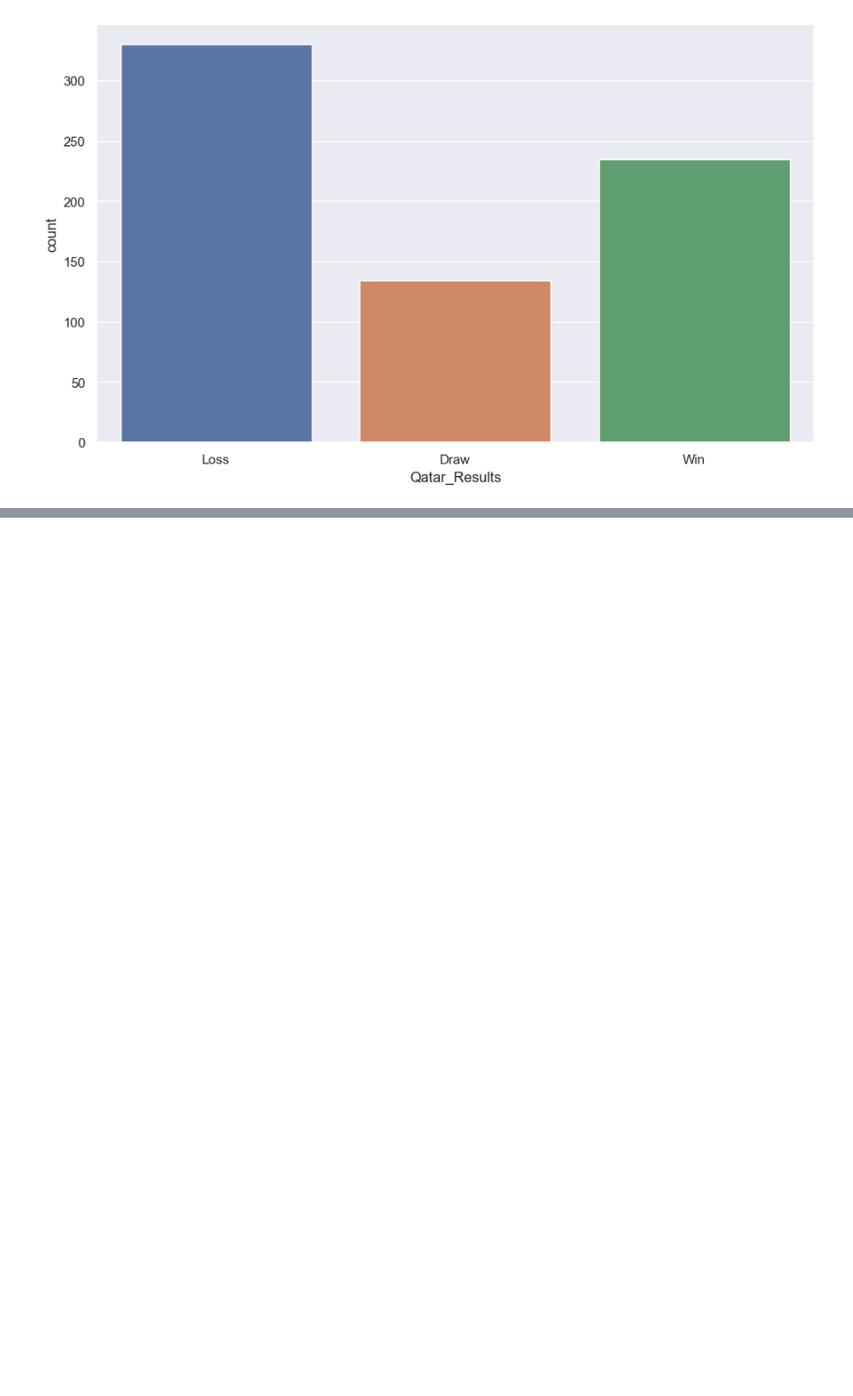
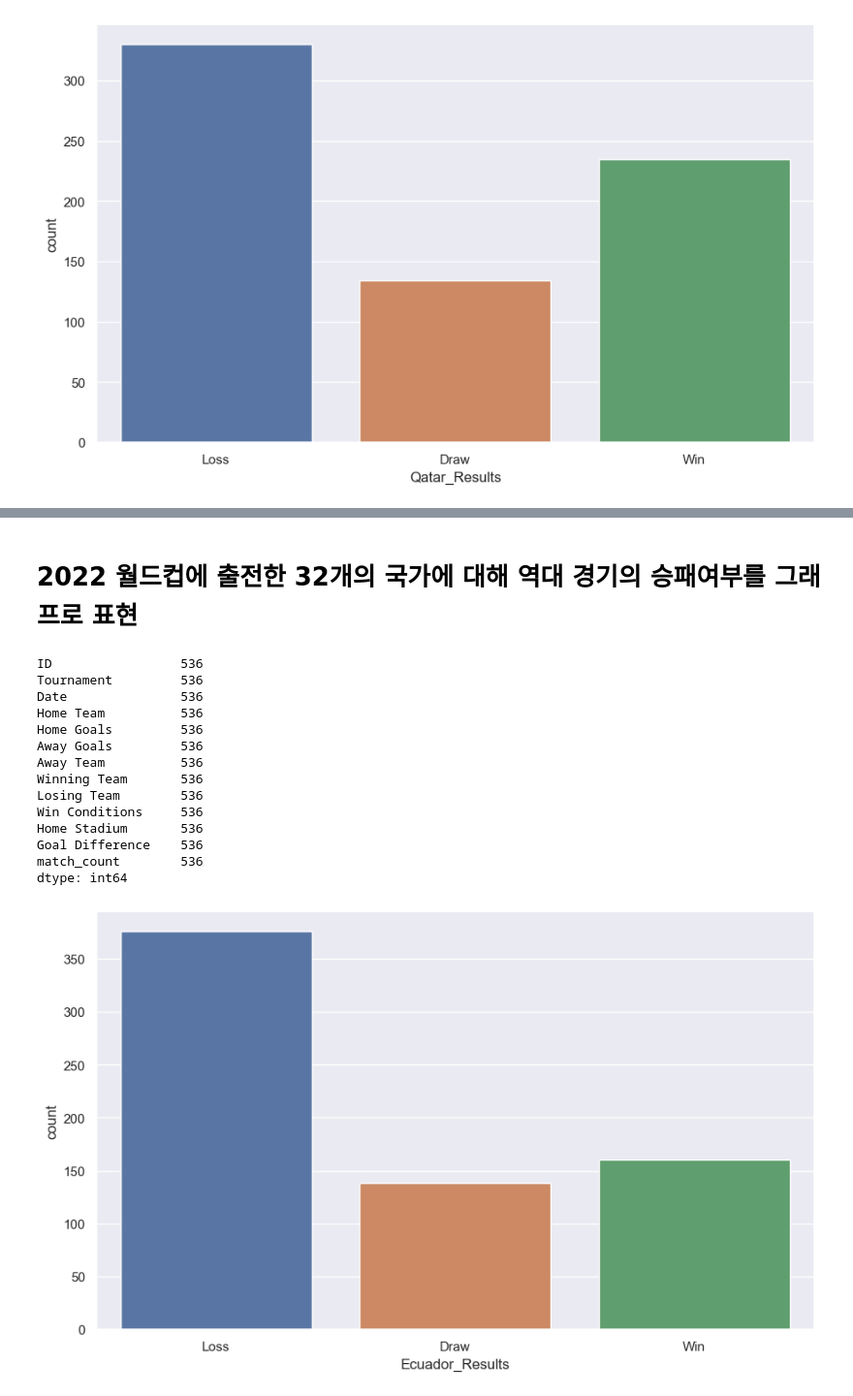
Before and after one commit to kimnamhyeon0112/2022-2_OSP_Final_Project, a Jupyter notebook: Qatar_WC_Prediction.ipynb, the cells around one changed output, grey strips where cells are left out. Shown: that part at 97% size. Saved outputs shown, nothing was run; the diff lists cells and outputs as text; code cells hidden in the pictures; blank space fills up the shorter version.

```diff
--- a/Qatar_WC_Prediction.ipynb
+++ b/Qatar_WC_Prediction.ipynb
@@ -227,0 +284,47 @@ sns.countplot(x='Qatar_Results', data=winsdf)
+# %% [markdown]
+# 2022 월드컵에 출전한 32개의 국가에 대해 역대 경기의 승패여부를 그래프로 표현
+# %%
+# 에콰도르
+df = df4[(df4['Home Team'] == 'Ecuador') | (df4['Away Team'] == 'Ecuador')]
+Ecuador = df.iloc[:]
+Ecuador.head(len(df4))
+
+year = []
+for row in Ecuador['Date']:
+    year.append(int(row[:4]))
+Ecuador['match_count'] = year
+Ecuador_match = Ecuador[Ecuador.match_count >= 1800]
+
+wins = []
+for row in Ecuador_match['Winning Team']:
+    if row == 'Ecuador':
+        wins.append('Win')
+    else:
+        if row != 'Ecuador':
+            wins.append('Loss')
+        if row == 'Draw':
+            wins.append('Draw')
+winsdf= pd.DataFrame(wins, columns=['Ecuador_Results'])
+
+# #plotting
+fig, ax = plt.subplots(1)
+fig.set_size_inches(10.7, 6.27)
+sns.set(style='darkgrid')
+sns.countplot(x='Ecuador_Results', data=winsdf)
+Ecuador_match.count()
+# %% [output]
+ID                 536
+Tournament         536
+Date               536
+Home Team          536
+Home Goals         536
+Away Goals         536
+Away Team          536
+Winning Team       536
+Losing Team        536
+Win Conditions     536
+Home Stadium       536
+Goal Difference    536
+match_count        536
+dtype: int64
+[figure, added]
```
Also changed, not shown: parts of 33 cells of this notebook.
